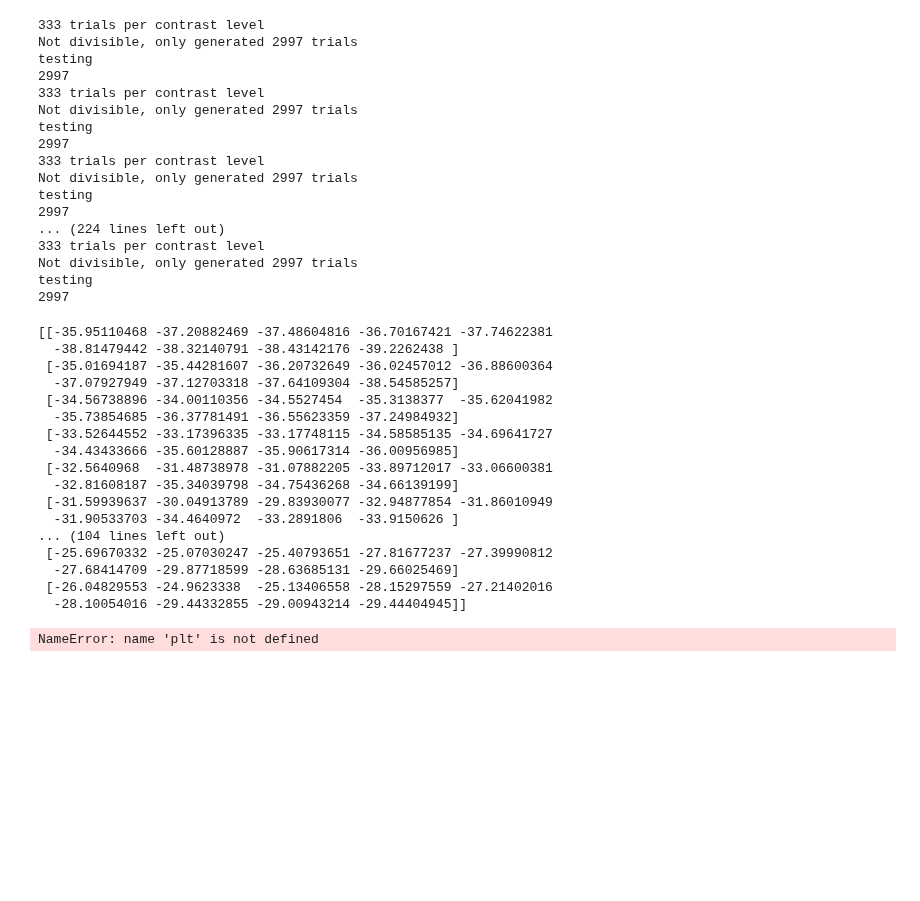
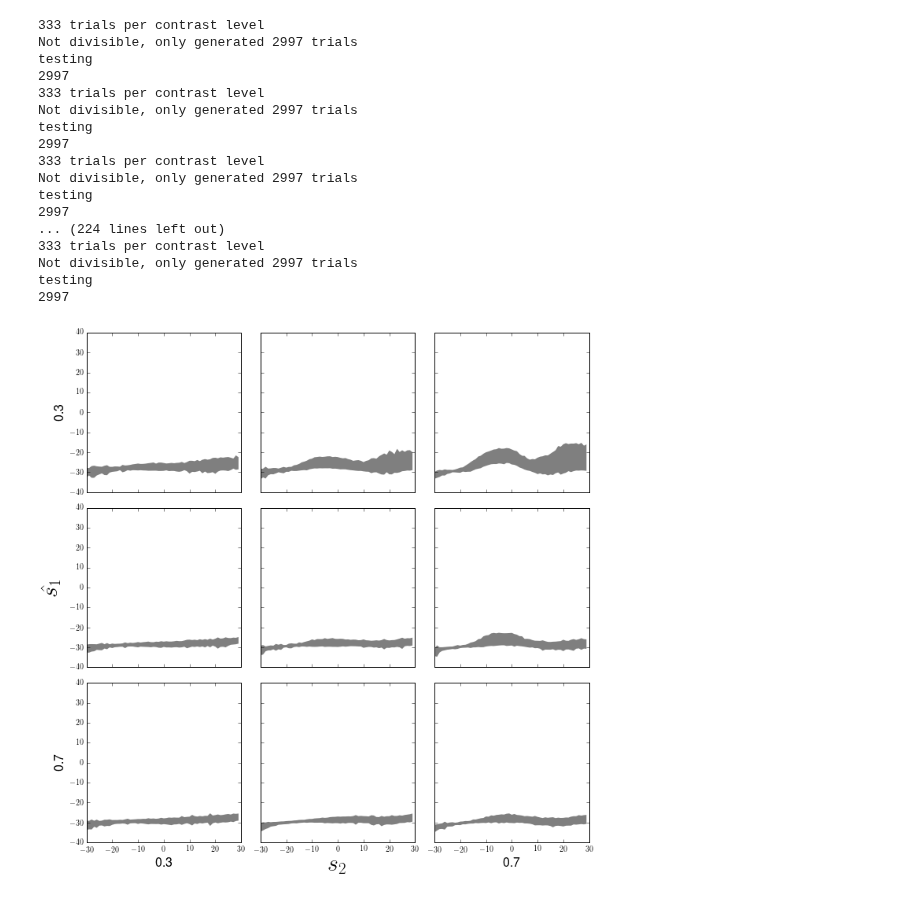
Before and after one commit to NYUMaLab/Divisive_Normalization_Project, a Jupyter notebook: Code/Demixing/Demixing DNN.ipynb, the cells around one changed output. Saved outputs shown, nothing was run; the diff lists cells and outputs as text; code cells hidden in the pictures; blank space fills up the shorter version.

```diff
--- a/Code/Demixing/Demixing DNN.ipynb
+++ b/Code/Demixing/Demixing DNN.ipynb
@@ -40,6 +40,13 @@ def generate_trainset(ndata, r_max=10):
 def generate_trainset_c(ndata, low=.5, high=.5, r_max=10):
     s_0, s_1 = random_s(ndata, True)
     c_0, c_1 = np.concatenate((np.ones((2, ndata/2)) * low, np.ones((2, ndata/2)) * high), axis=1)
+    r, s, c = generate_popcode_data(ndata, nneuron, sigtc_sq, c_50, r_max, "poisson", True, s_0, s_1, c_0, c_1)
+    return r, s, c
+
+def generate_testset_c(ndata, low=.5, high=.5, r_max=10):
+    s_0, s_1 = random_s(ndata, True)
+    c_range = high - low
+    c_0, c_1 = np.random.rand(2, ndata) * c_range + low
     r, s, c = generate_popcode_data(ndata, nneuron, sigtc_sq, c_50, r_max, "poisson", True, s_0, s_1, c_0, c_1)
     return r, s, c
 
@@ -89,19 +96,3 @@ def generate_testset(stim_0, stim_1, ndata, con_0=.5, con_1=.5, constant_c=True,
     s_1 = s_1 * stim_1
     r, s, c = generate_popcode_data(ndata, nneuron, sigtc_sq, c_50, r_max, "poisson", True, s_0, s_1, c_0, c_1)
     return r, s, c
-# %%
-high = .7
-low = .3
-discrete_c = 3
-
-c_range = high - low
-if discrete_c:
-    cs = np.linspace(low, high, discrete_c)
-    perm_cs = list(product(cs, cs))
-    c_0, c_1 = np.repeat(perm_cs, ndata/(discrete_c**2), axis=0).T
-    print ndata/(discrete_c**2), "trials per contrast level"
-    if ndata%(discrete_c**2) != 0:
-        print "Not divisible, only generated", ndata / (discrete_c**2) * (discrete_c**2), "trials"
-    ndata = ndata / (discrete_c**2) * (discrete_c**2)
-    print perm_cs
-    print c_0, c_1
@@ -401,7 +387,7 @@ def shared_dataset(data_xy, borrow=True):
                                  borrow=borrow)
         return shared_x, shared_y
 
-def train_nn(train_dataset, valid_dataset=None, n_hidden=20, learning_rate=0.01, n_epochs=10, batch_size=20, test_data=None, COM=False, RMSProp=False, nesterov=True, momentum=0, n_in=61, n_out=2):
+def train_nn(train_dataset, valid_dataset=None, n_hidden=20, learning_rate=0.01, n_epochs=10, batch_size=20, test_data=None, COM=False, rho=False, nesterov=True, momentum=0, n_in=61, n_out=2):
     """
     Demonstrate stochastic gradient descent optimization for a multilayer
     perceptron
@@ -474,8 +460,8 @@ def train_nn(train_dataset, valid_dataset=None, n_hidden=20, learning_rate=0.01,
 
         return updates
 
-    if RMSProp:
-        updates = RMSprop(cost, nn.params, learning_rate=learning_rate, mu=momentum, nesterov=nesterov)
+    if rho:
+        updates = RMSprop(cost, nn.params, learning_rate=learning_rate, rho=rho, mu=momentum, nesterov=nesterov)
     else:
         # compute the gradient of cost with respect to theta (sotred in params)
         # the resulting gradients will be stored in a list gparams
@@ -630,7 +616,7 @@ def get_posteriors(r, num_s1=100):
 # %%
 train_data_1 = generate_trainset(20000)
 valid_data_1 = generate_trainset(20000)
-nn_rms, nnx_rms, valid_mse_rms = train_nn(train_data_1, valid_dataset=valid_data_1, n_hidden=20, learning_rate=.001, n_epochs=100, RMSProp=True)
+nn_rms, nnx_rms, valid_mse_rms = train_nn(train_data_1, valid_dataset=valid_data_1, n_hidden=20, learning_rate=.001, n_epochs=100, rho=.9)
 """
 nn_rms_m9, nnx_rms_m9, valid_mse_rms_m9 = train_nn(train_data_1, valid_dataset=valid_data_1, n_hidden=20, learning_rate=.001, n_epochs=100, RMSProp=True, nesterov=True, momentum=0.9)
 nn_rms_m9f, nnx_rms_m9f, valid_mse_rms_m9f = train_nn(train_data_1, valid_dataset=valid_data_1, n_hidden=20, learning_rate=.001, n_epochs=100, RMSProp=True, nesterov=False, momentum=0.9)
@@ -638,6 +624,7 @@ nn_rms_m95, nnx_rms_m95, valid_mse_rms_m95 = train_nn(train_data_1, valid_datase
 nn_rms_m99, nnx_rms_m99, valid_mse_rms_m99 = train_nn(train_data_1, valid_dataset=valid_data_1, n_hidden=20, learning_rate=.001, n_epochs=100, RMSProp=True, momentum=0.99)
 nn_plain, nnx_plain, valid_mse_plain = train_nn(train_data_1, valid_dataset=valid_data_1, n_hidden=20, learning_rate=.001, n_epochs=100)
 """
+nn_rms_m99, nnx_rms_m99, valid_mse_rms_m99 = train_nn(train_data_1, valid_dataset=valid_data_1, n_hidden=20, learning_rate=.0001, n_epochs=100, rho=.99, momentum=0.99)
 # %% [output]
 ... building the model
 ... training
@@ -1214,39 +1200,24 @@ testing
 Not divisible, only generated 2997 trials
 testing
 2997
-# %%
-print mean_s1_nn_rms_c
-# %% [output]
-[[-35.95110468 -37.20882469 -37.48604816 -36.70167421 -37.74622381
-  -38.81479442 -38.32140791 -38.43142176 -39.2262438 ]
- [-35.01694187 -35.44281607 -36.20732649 -36.02457012 -36.88600364
-  -37.07927949 -37.12703318 -37.64109304 -38.54585257]
- [-34.56738896 -34.00110356 -34.5527454  -35.3138377  -35.62041982
-  -35.73854685 -36.37781491 -36.55623359 -37.24984932]
- [-33.52644552 -33.17396335 -33.17748115 -34.58585135 -34.69641727
-  -34.43433666 -35.60128887 -35.90617314 -36.00956985]
- [-32.5640968  -31.48738978 -31.07882205 -33.89712017 -33.06600381
-  -32.81608187 -35.34039798 -34.75436268 -34.66139199]
- [-31.59939637 -30.04913789 -29.83930077 -32.94877854 -31.86010949
-  -31.90533703 -34.4640972  -33.2891806  -33.9150626 ]
-... (104 lines left out)
- [-25.69670332 -25.07030247 -25.40793651 -27.81677237 -27.39990812
-  -27.68414709 -29.87718599 -28.63685131 -29.66025469]
- [-26.04829553 -24.9623338  -25.13406558 -28.15297559 -27.21402016
-  -28.10054016 -29.44332855 -29.00943214 -29.44404945]]
 # %%
+%matplotlib inline
 s = range(-30, 30)
 f, ax = plt.subplots(3, 3, sharex=True, sharey=True)
 plt.rc('text', usetex=True)
 plt.ylim([-40,40])
 for c in range(discrete_c**2):
     x, y = c/discrete_c, c%discrete_c
     neg_sd_nn_rms_c = mean_s1_nn_rms_c[:, c] - np.sqrt(var_s1_nn_rms_c[:, c])
     pos_sd_nn_rms_c = mean_s1_nn_rms_c[:, c] + np.sqrt(var_s1_nn_rms_c[:, c])
     ax[x, y].fill_between(s, pos_sd_nn_rms_c, neg_sd_nn_rms_c, facecolor='k', alpha=0.5, edgecolor="None", label="NN")
-ax[1, 2].set_xlabel(r'$s_2$',fontsize=30)
-ax[0, 1].set_ylabel(r'$\hat{s_1}$',fontsize=30)
+ax[2, 1].set_xlabel(r'$s_2$',fontsize=30)
+ax[1, 0].set_ylabel(r'$\hat{s_1}$',fontsize=30)
+ax[2, 0].set_xlabel(.3, fontsize=16)
+ax[2, 2].set_xlabel(.7, fontsize=16)
+ax[0, 0].set_ylabel(.3, fontsize=16)
+ax[2, 0].set_ylabel(.7, fontsize=16)
 f.set_size_inches(10,10)
 plt.tight_layout()
 # %% [output]
-NameError: name 'plt' is not defined
+[figure, added]
```
Also changed, not shown: parts of 4 cells of this notebook, 2 other files.
